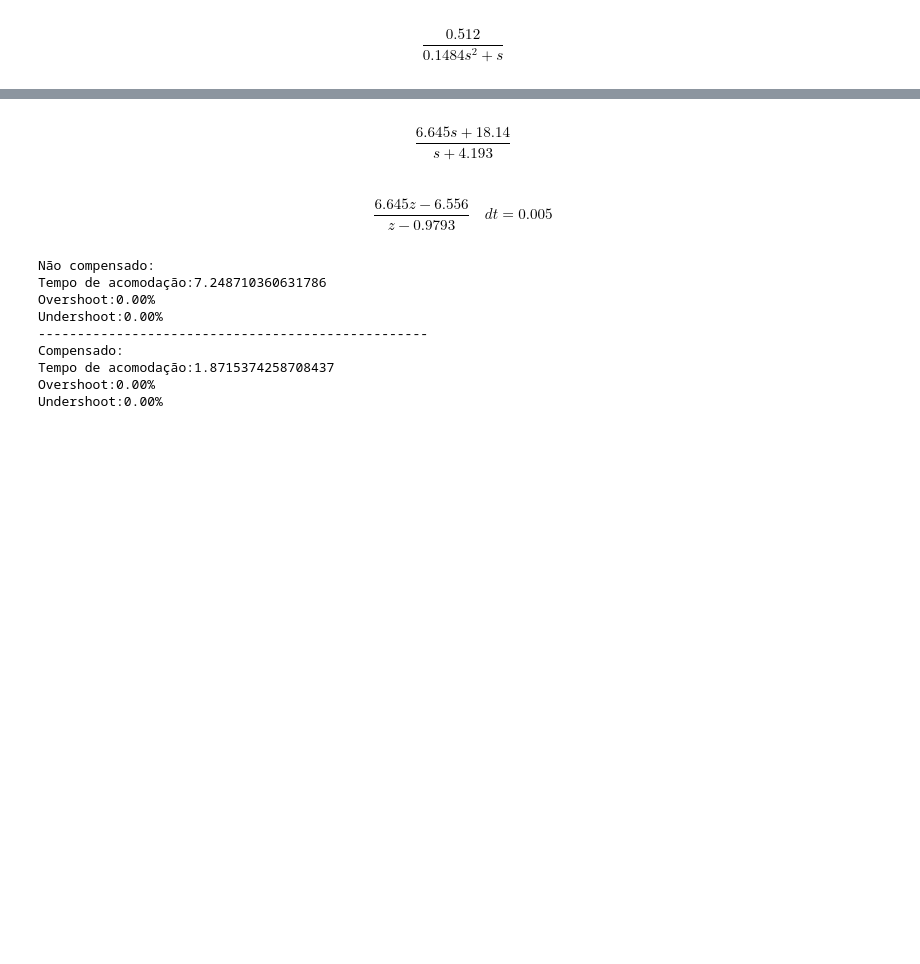
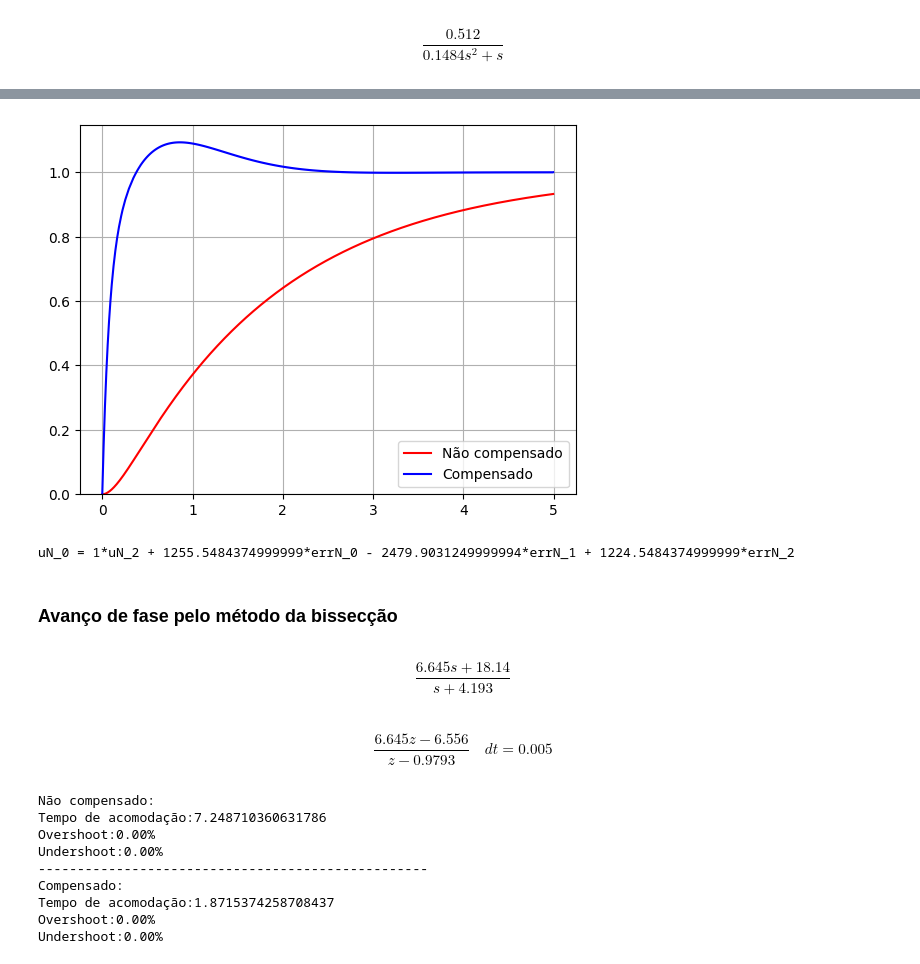
Before and after one commit to Telepresence-UFABC/Controller, a Jupyter notebook: design/design_controller.ipynb, the cells around one changed output, grey strips where cells are left out. Saved outputs shown, nothing was run; the diff lists cells and outputs as text; code cells hidden in the pictures; blank space fills up the shorter version.

```diff
--- a/design/design_controller.ipynb
+++ b/design/design_controller.ipynb
@@ -237,3 +237,10 @@ Undershoot:0.00%
 _ = compare_step(pan_z, gz_pan*pan_z, time, y_min=y_min)
 # %% [output]
 [figure]
+# %%
+diff_eq = z2t(gz_pan)
+print(diff_eq)
+
+with open("../system_parameters/controller_pan.info", "w") as file:
+    consts = {"output":[float(-coef) for coef in gz_pan.den[0][0][1:]], "input":[float(coef) for coef in gz_pan.num[0][0]]}
+    dump(consts, file)
@@ -278,9 +287,7 @@ diff_eq = z2t(gz_pan)
 print(diff_eq)
 
 with open("../system_parameters/controller_pan.info", "w") as file:
-    consts = {}
-    for i, n in enumerate([float(n.replace(" ", "")) for n in re.findall(r"[-]?\s?\d+\.?\d+", diff_eq)]):
-        consts[f"c{i+1}"] = n
+    consts = {"output":[float(-coef) for coef in gz_pan.den[0][0][1:]], "input":[float(coef) for coef in gz_pan.num[0][0]]}
     dump(consts, file)
 # %% [output]
 uN_0 = 0.9814081113269162*uN_1 + 4.776388699217659*errN_0 - 4.704238795256313*errN_1
@@ -333,0 +308,3 @@ $$\frac{0.512}{0.1484 s^2 + s}$$
+# %%
+_, gz_tilt = design_pid_computational(sys=tilt, overshoot=overshoot, ts=ts, discrete=True, T=T)
+gz_tilt
@@ -333,0 +313,2 @@ $$\frac{0.512}{0.1484 s^2 + s}$$
+# %%
+tilt_z = ct.c2d(tilt, 5e-3)
@@ -334,3 +335,18 @@ $$\frac{0.512}{0.1484 s^2 + s}$$
+# %%
+_ = compare_step(tilt_z, gz_tilt*tilt_z, time, y_min=y_min)
+# %% [output]
+[figure, added]
+# %%
+diff_eq = z2t(gz_tilt)
+print(diff_eq)
+
+with open("../system_parameters/controller_tilt.info", "w") as file:
+    consts = {"output":[float(-coef) for coef in gz_tilt.den[0][0][1:]], "input":[float(coef) for coef in gz_tilt.num[0][0]]}
+    dump(consts, file)
+# %% [output]
+uN_0 = 1*uN_2 + 1255.5484374999999*errN_0 - 2479.9031249999994*errN_1 + 1224.5484374999999*errN_2
+# %% [markdown]
+### Avanço de fase pelo método da bissecção
 # %%
 _, gc_tilt = design_lead_bissect(sys=tilt, overshoot=overshoot, ts=ts)
 gc_tilt
```
Also changed, not shown: parts of 14 cells of this notebook, 8 other files.
